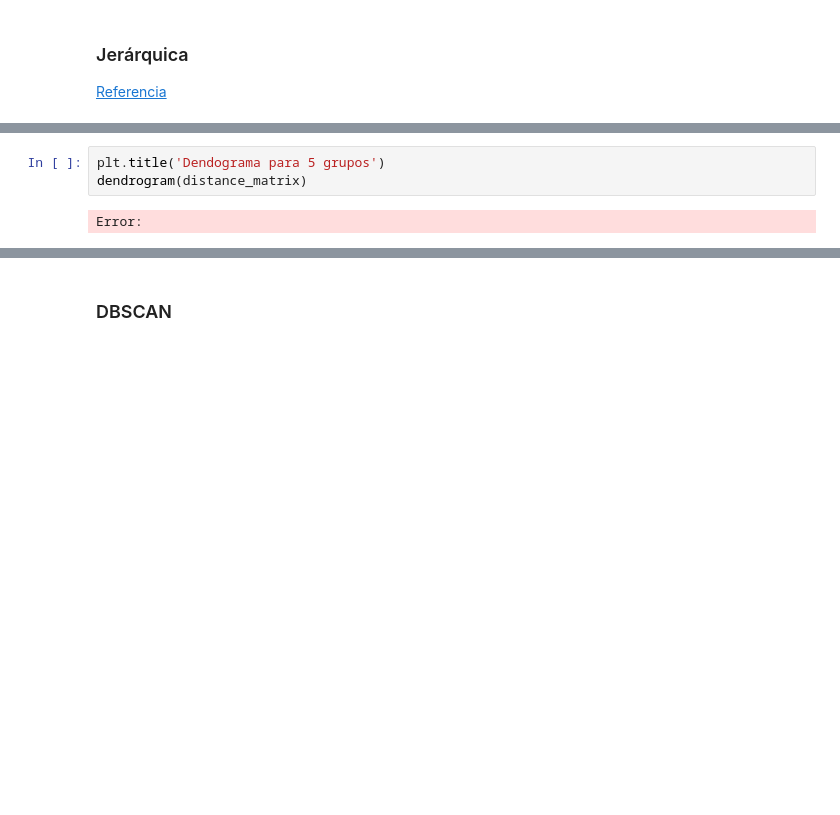
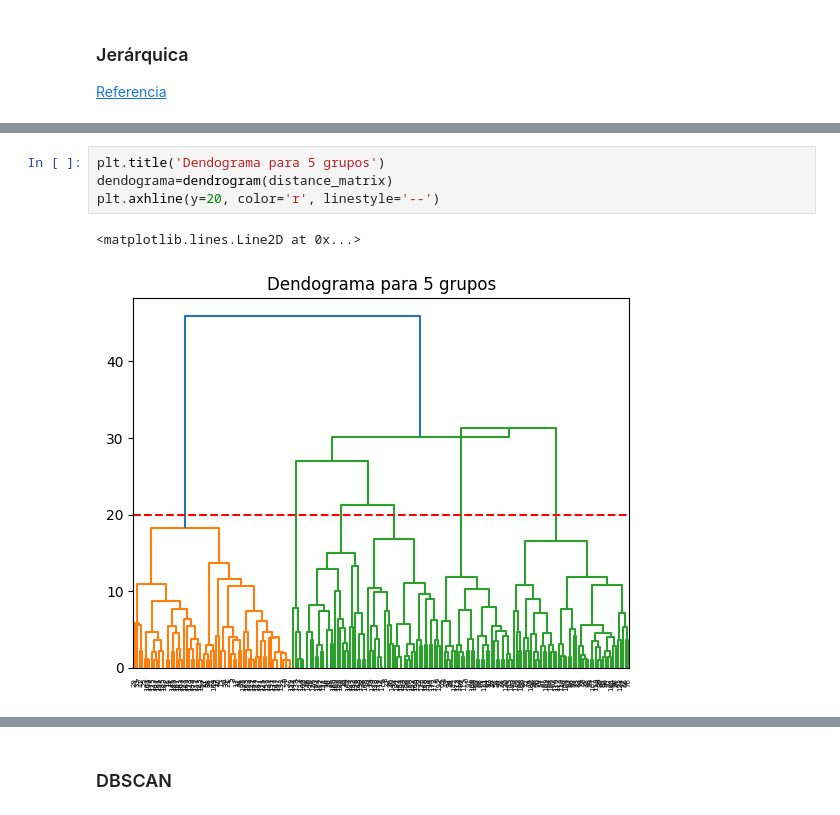
Before and after one commit to jazaineam1/Andes_ADDBD, a Jupyter notebook: Sesion15/15_Aprendizaje_no_supervisado-agrupación.ipynb, the cells around one changed output, grey strips where cells are left out. Cells and saved outputs as stored; diff of their text form; blank space fills up the shorter version.

```diff
--- a/Sesion15/15_Aprendizaje_no_supervisado-agrupación.ipynb
+++ b/Sesion15/15_Aprendizaje_no_supervisado-agrupación.ipynb
@@ -155,5 +199,7 @@ Error:
 # %%
 plt.title('Dendograma para 5 grupos')
-dendrogram(distance_matrix)
+dendograma=dendrogram(distance_matrix)
+plt.axhline(y=20, color='r', linestyle='--')
 # %% [output]
-Error:
+<matplotlib.lines.Line2D at 0x...>
+[figure, added]
```
Also changed, not shown: parts of 26 cells of this notebook.
